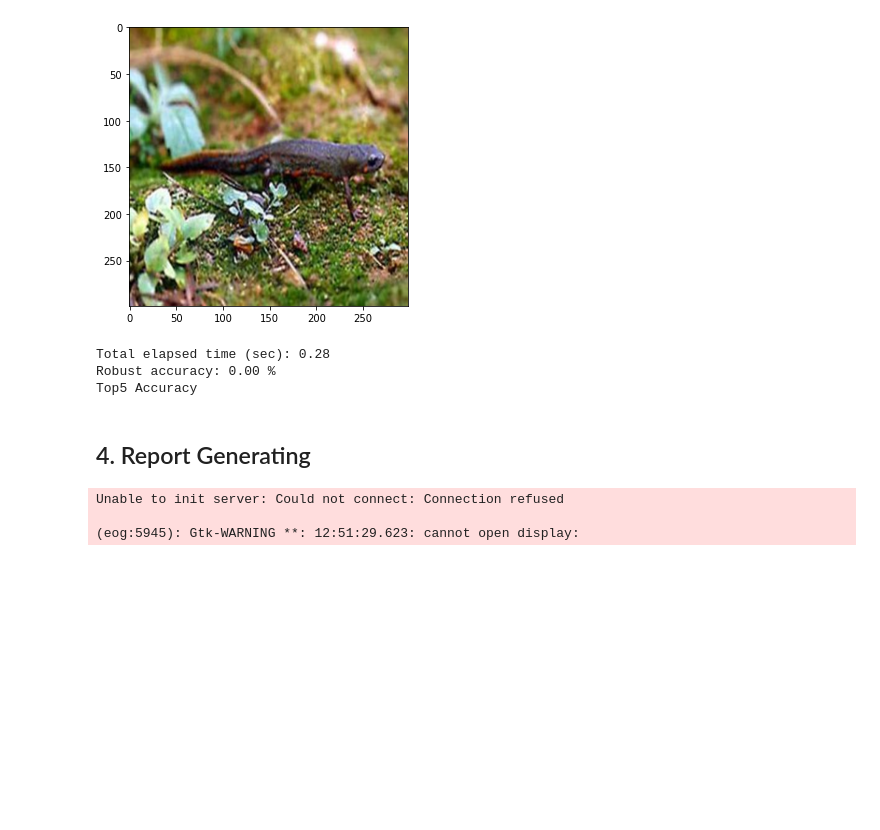
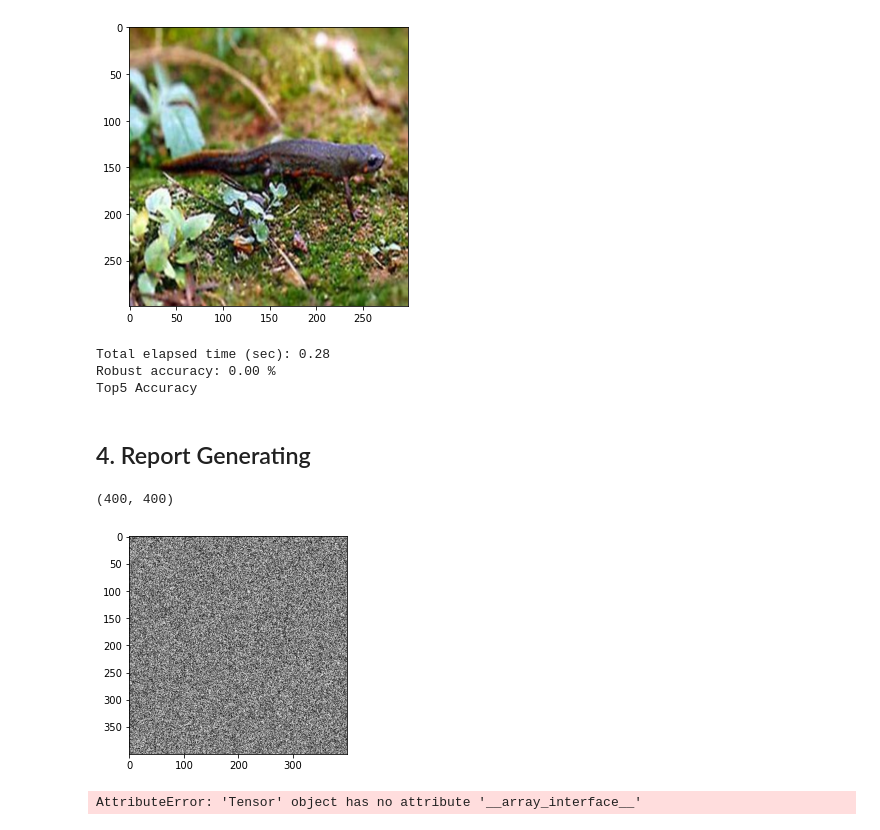
Before and after one commit to jonyejin/adversarial-attacks-pytorch, a Jupyter notebook: demos/White Box Attack (ImageNet).ipynb, the cells around one changed output. Saved outputs shown, nothing was run; the diff lists cells and outputs as text; code cells hidden in the pictures; blank space fills up the shorter version.

```diff
--- a/demos/White Box Attack (ImageNet).ipynb
+++ b/demos/White Box Attack (ImageNet).ipynb
@@ -281,14 +281,21 @@ def tensor_to_image(tensor):
 # %%
 import numpy as np
 from PIL import Image
 
 array = np.random.randint(255, size=(400, 400),dtype=np.uint8)
+print(array.shape)
 image = Image.fromarray(array)
-image.show()
+plt.imshow(image,cmap='gray')
+plt.show()
 # %% [output]
-Unable to init server: Could not connect: Connection refused
-
-(eog:5945): Gtk-WARNING **: 12:51:29.623: cannot open display:
+(400, 400)
+[figure, added]
+# %%
+image = Image.fromarray(adv_images.cpu().data[0])
+plt.imshow(image,cmap='gray')
+plt.show()
+# %% [output]
+AttributeError: 'Tensor' object has no attribute '__array_interface__'
 # %%
 from fpdf import FPDF
 from torchvision.transforms.functional import to_pil_image
```
Also changed, not shown: parts of 1 cell of this notebook, 2 other files.
